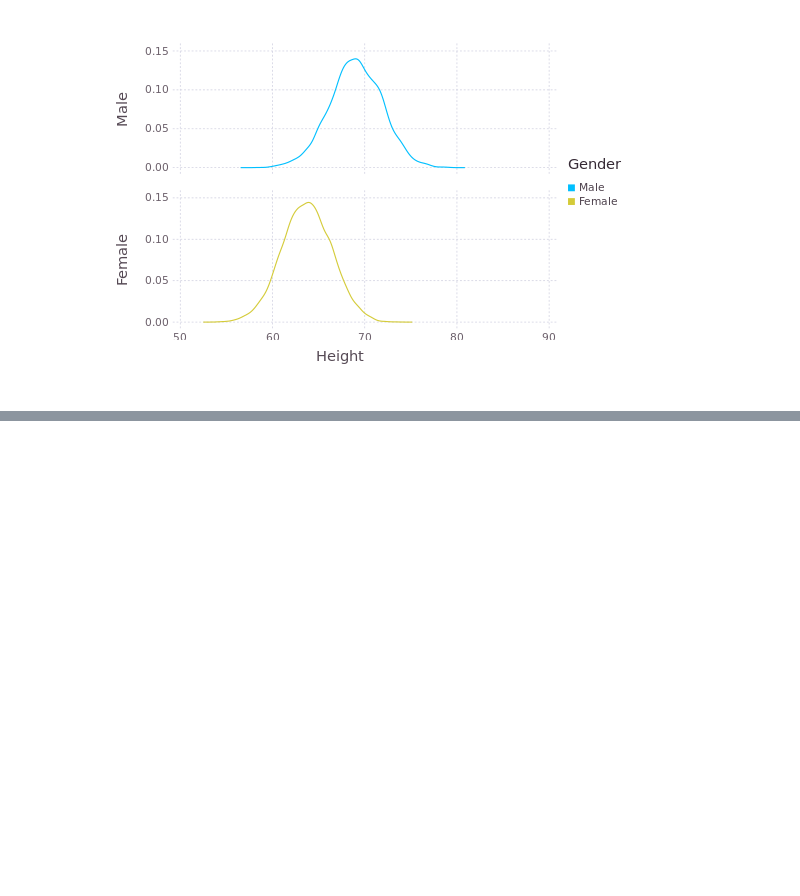
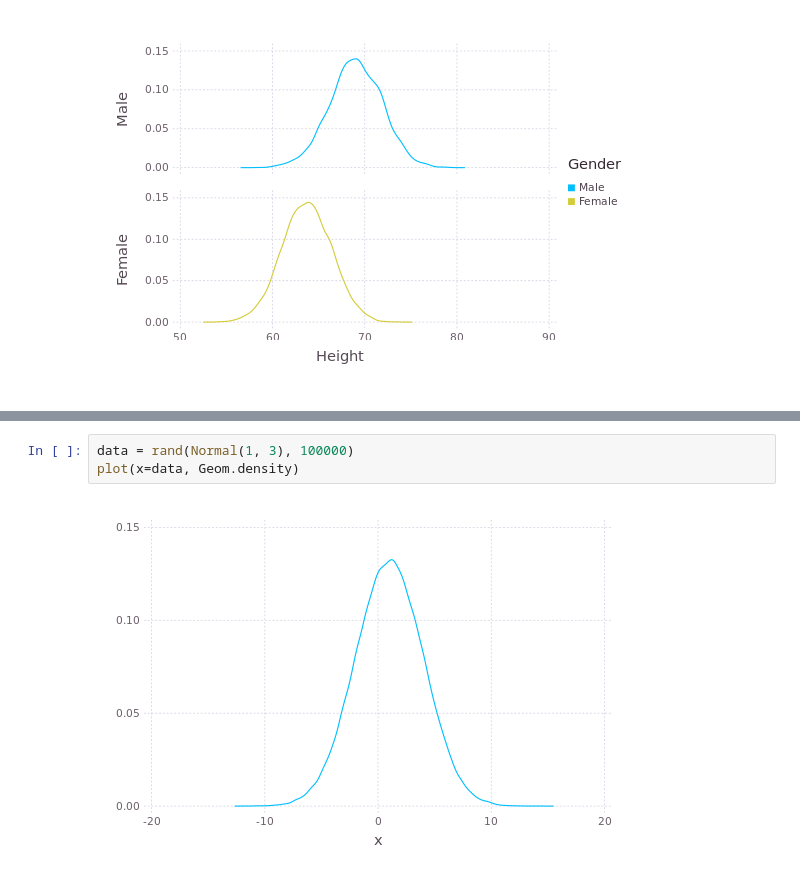
Before and after one commit to ajkl/mlfh-julia, a Jupyter notebook: Chapter 2.ipynb, the cells around one changed output, grey strips where cells are left out. Saved outputs shown, nothing was run; the diff lists cells and outputs as text; blank space fills up the shorter version.

```diff
--- a/Chapter 2.ipynb
+++ b/Chapter 2.ipynb
@@ -140,0 +147,5 @@ plot(df, ygroup="Gender", x="Height", color="Gender", Geom.subplot_grid(Geom.den
+# %%
+data = rand(Normal(1, 3), 100000)
+plot(x=data, Geom.density)
+# %% [output]
+[figure, added]
```
Also changed, not shown: parts of 5 cells of this notebook, 1 other file.
